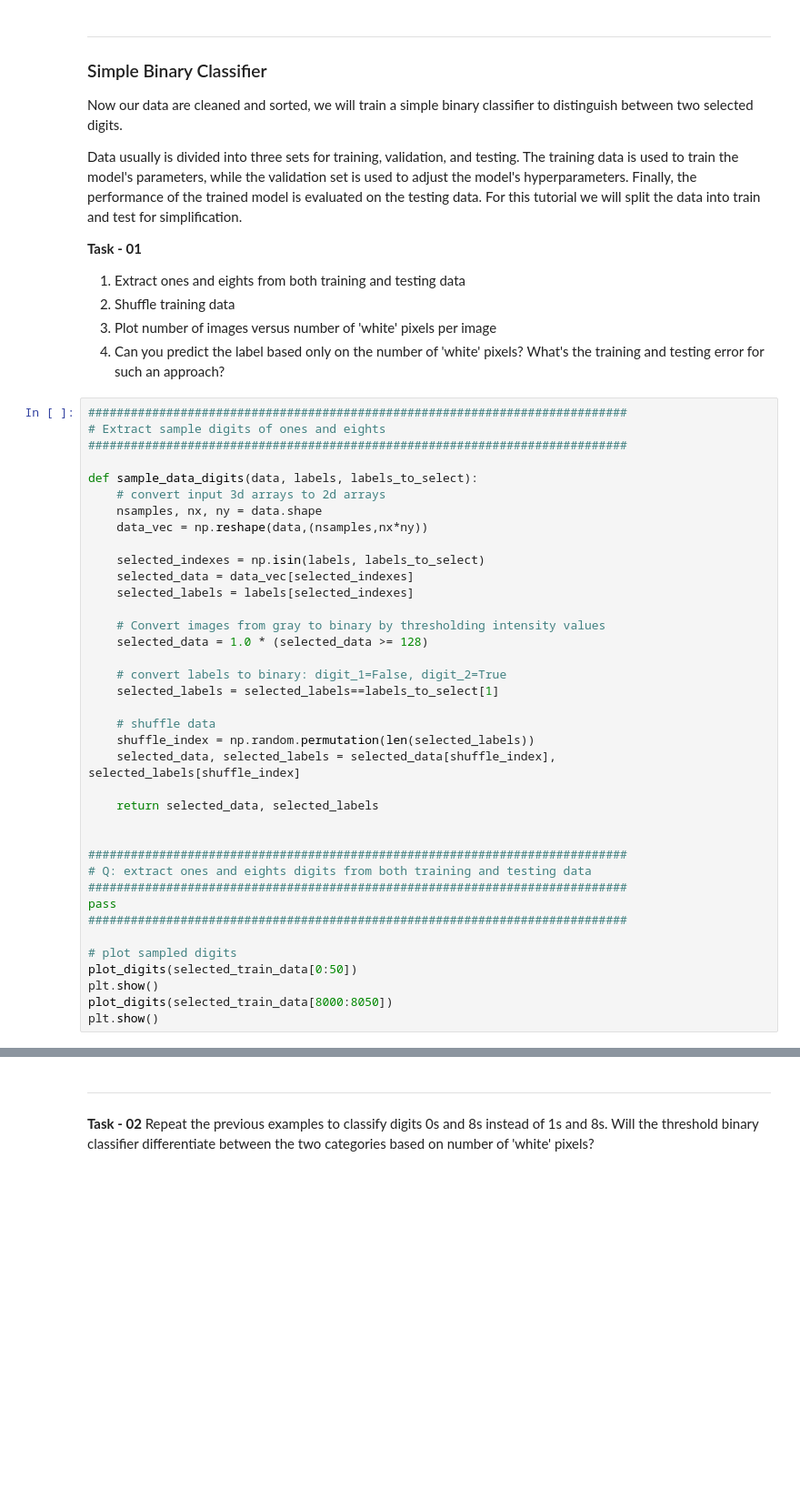
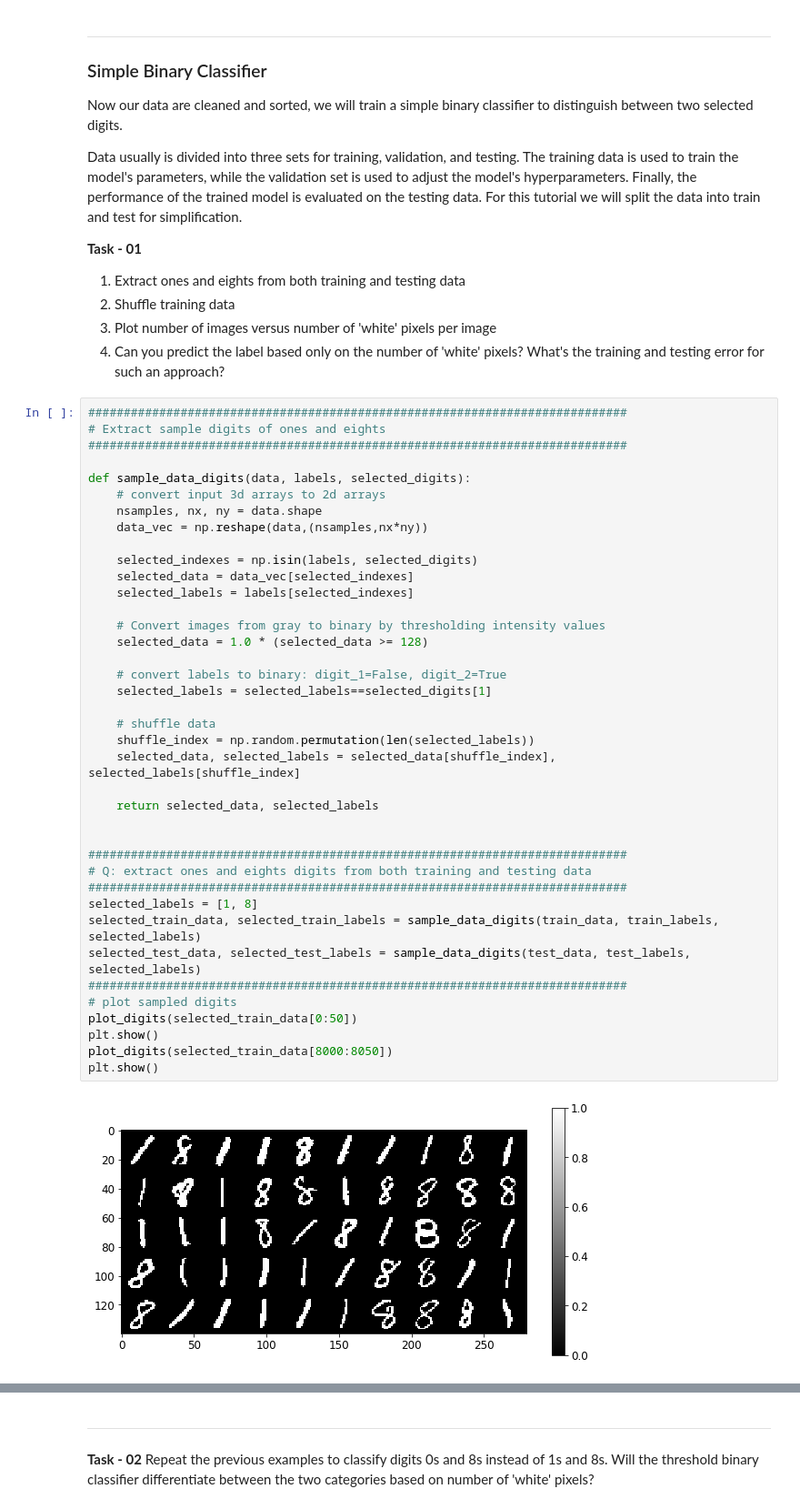
Before and after one commit to kentheo/mli-tutorials, a Jupyter notebook: MLI-Tutorial-1.ipynb, the cells around one changed output, grey strips where cells are left out. Shown: that part at 91% size. Cells and saved outputs as stored; diff of their text form; blank space fills up the shorter version.

```diff
--- a/MLI-Tutorial-1.ipynb
+++ b/MLI-Tutorial-1.ipynb
@@ -99,36 +121,39 @@ Data usually is divided into three sets for training, validation, and testing. T
 # Extract sample digits of ones and eights
 ############################################################################
 
-def sample_data_digits(data, labels, labels_to_select):
+def sample_data_digits(data, labels, selected_digits):
     # convert input 3d arrays to 2d arrays
     nsamples, nx, ny = data.shape
     data_vec = np.reshape(data,(nsamples,nx*ny))
 
-    selected_indexes = np.isin(labels, labels_to_select)
+    selected_indexes = np.isin(labels, selected_digits)
     selected_data = data_vec[selected_indexes]
     selected_labels = labels[selected_indexes]
 
     # Convert images from gray to binary by thresholding intensity values
     selected_data = 1.0 * (selected_data >= 128)
 
     # convert labels to binary: digit_1=False, digit_2=True
-    selected_labels = selected_labels==labels_to_select[1]
+    selected_labels = selected_labels==selected_digits[1]
 
     # shuffle data
     shuffle_index = np.random.permutation(len(selected_labels))
     selected_data, selected_labels = selected_data[shuffle_index], selected_labels[shuffle_index]
 
     return selected_data, selected_labels
 
 
 ############################################################################
 # Q: extract ones and eights digits from both training and testing data
 ############################################################################
-pass
+selected_labels = [1, 8]
+selected_train_data, selected_train_labels = sample_data_digits(train_data, train_labels, selected_labels)
+selected_test_data, selected_test_labels = sample_data_digits(test_data, test_labels, selected_labels)
 ############################################################################
-
 # plot sampled digits
 plot_digits(selected_train_data[0:50])
 plt.show()
 plot_digits(selected_train_data[8000:8050])
 plt.show()
+# %% [output]
+[figure, added]
```
Also changed, not shown: parts of 15 cells of this notebook, 7 other files.
